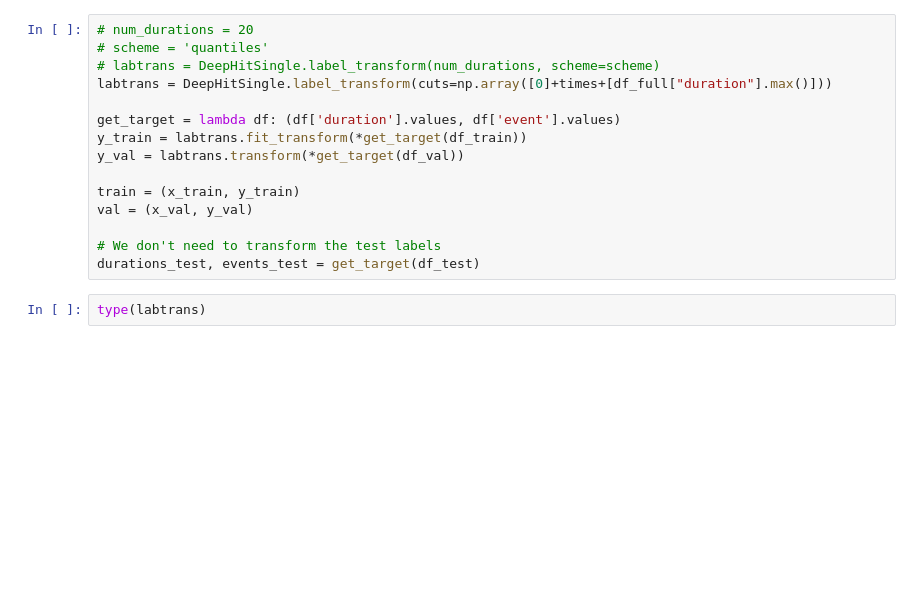
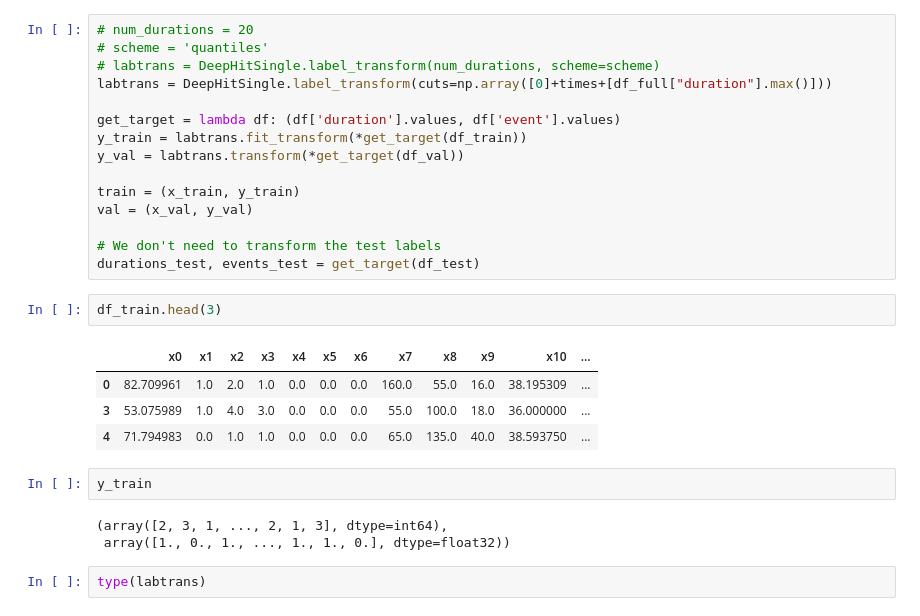
Before and after one commit to youhs4554/deep-dialysis.pytorch, a Jupyter notebook: examples/deephit_transformer.ipynb, the cells around one changed output. Cells and saved outputs as stored; diff of their text form; blank space fills up the shorter version.

```diff
--- a/examples/deephit_transformer.ipynb
+++ b/examples/deephit_transformer.ipynb
@@ -101,6 +104,18 @@ val = (x_val, y_val)
 
 # We don't need to transform the test labels
 durations_test, events_test = get_target(df_test)
+# %%
+df_train.head(3)
+# %% [output]
+|  | x0 | x1 | x2 | x3 | x4 | x5 | x6 | x7 | x8 | x9 | x10 | ... |
+| 0 | 82.709961 | 1.0 | 2.0 | 1.0 | 0.0 | 0.0 | 0.0 | 160.0 | 55.0 | 16.0 | 38.195309 | ... |
+| 3 | 53.075989 | 1.0 | 4.0 | 3.0 | 0.0 | 0.0 | 0.0 | 55.0 | 100.0 | 18.0 | 36.000000 | ... |
+| 4 | 71.794983 | 0.0 | 1.0 | 1.0 | 0.0 | 0.0 | 0.0 | 65.0 | 135.0 | 40.0 | 38.593750 | ... |
+# %%
+y_train
+# %% [output]
+(array([2, 3, 1, ..., 2, 1, 3], dtype=int64),
+ array([1., 0., 1., ..., 1., 1., 0.], dtype=float32))
 # %%
 type(labtrans)
 # %% [output]
```
Also changed, not shown: parts of 26 cells of this notebook, 7 other files.
